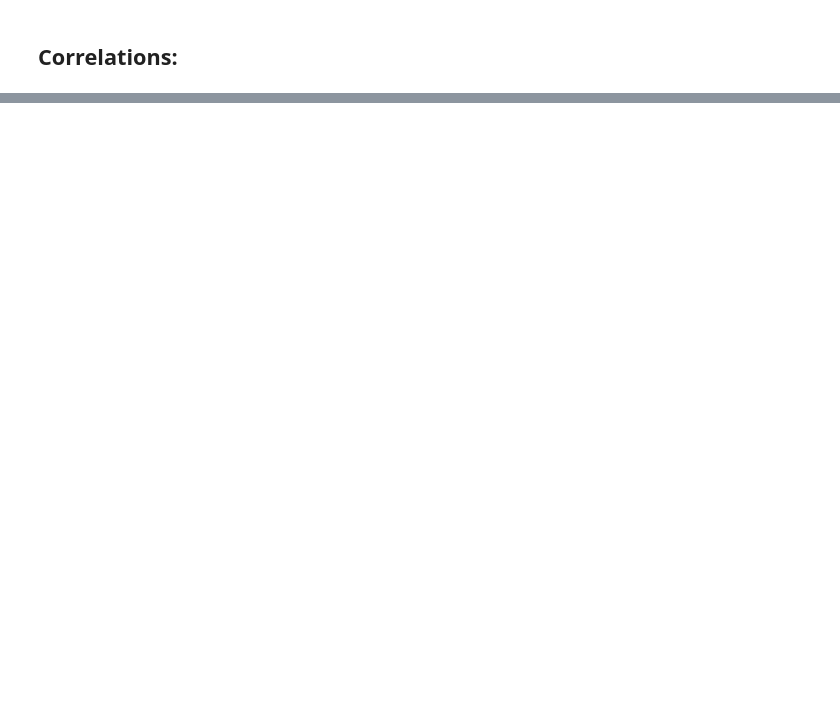
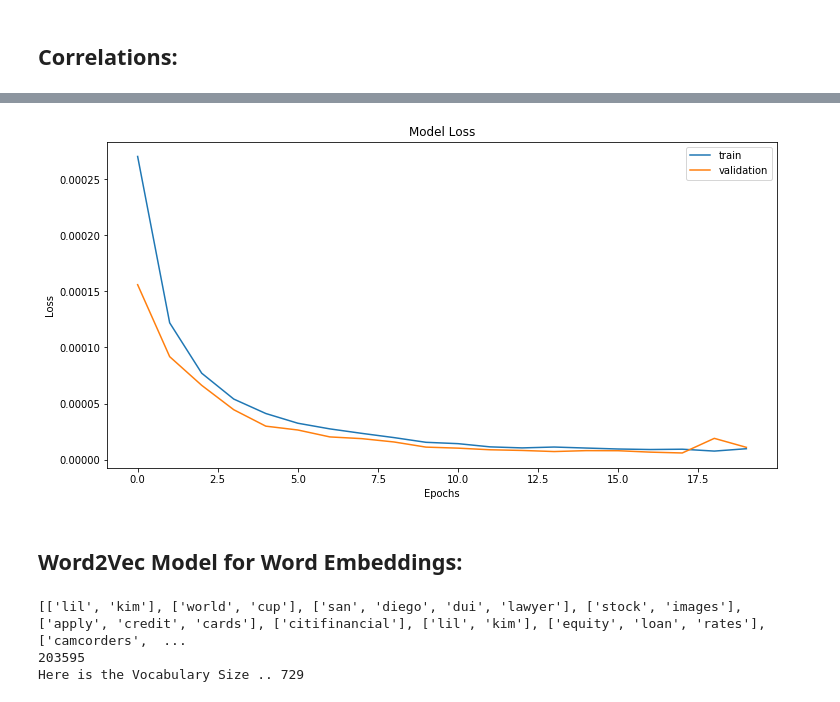
Before and after one commit to umairgillani93/DS-projects, a Jupyter notebook: Web_Traffic_Predictions/Click Predictions(Dropping Date, Keyword, plus dropping all the Zeros values for CPC # 3).ipynb, the cells around one changed output, grey strips where cells are left out. Saved outputs shown, nothing was run; the diff lists cells and outputs as text; code cells hidden in the pictures; blank space fills up the shorter version.

```diff
--- a/Web_Traffic_Predictions/Click Predictions(Dropping Date, Keyword, plus dropping all the Zeros values for CPC # 3).ipynb
+++ b/Web_Traffic_Predictions/Click Predictions(Dropping Date, Keyword, plus dropping all the Zeros values for CPC # 3).ipynb
@@ -145,0 +201,15 @@ new_df.head()
+# %%
+scaler = MinMaxScaler()
+scaler.fit(new_df[['Date', 'CPC', 'Market', 'CTR', 'Impressions', 'Cost', 'Clicks']])
+scaled_features = scaler.transform(new_df[['Date', 'CPC', 'Market', 'CTR', 'Impressions', 'Cost', 'Clicks']])
+scaled_df = pd.DataFrame(data = scaled_features, columns = ['Date', 'CPC', 'Market', 'CTR', 'Impressions', 'Cost', 'Clicks'])
+scaled_df.head()
+X = data
+y = df['Clicks']
+
+X_train, X_test, y_train, y_test = train_test_split(X, y, test_size = 0.3, random_state = 101)
+# Randome Linear Regression Test
+model = LinearRegression()
+model.fit(X_train, y_train)
+predictions = model.predict(X_test)
+print("Prediction Accuracy: {0:0.3f}".format(metrics.r2_score(y_test, predictions) * 100))
@@ -523,0 +269,7 @@ print(min_entry_len_previous)
+# %%
+model = Sequential()
+model.add(Dense(8, input_dim = 6, activation = 'relu'))
+model.add(Dense(8, activation = 'relu'))
+model.add(Dense(8, activation = "relu"))
+model.add(Dense(1, activation = 'linear'))
+model.summary()
@@ -523,0 +293,10 @@ print(min_entry_len_previous)
+# %%
+model.compile(loss = 'mse', optimizer = 'adam', metrics = ['accuracy'])
+
+X = scaled_df.drop('Clicks', axis = 1)
+y = scaled_df['Clicks']
+
+X_train, X_test, y_train, y_test = train_test_split(X, y, test_size = 0.3, random_state = 101)
+
+history = model.fit(X_train, y_train, epochs = 20, batch_size = 128,
+                   validation_split = 0.2, shuffle = True)
@@ -523,0 +321,42 @@ print(min_entry_len_previous)
+# %%
+plt.figure(figsize = (12,6))
+plt.plot(history.history['loss'])
+plt.plot(history.history['val_loss'])
+plt.title('Model Loss')
+plt.ylabel('Loss')
+plt.xlabel('Epochs')
+plt.legend(['train', 'validation'], loc = 'upper_right')
+plt.show()
+# %% [output]
+[figure, added]
+# %% [markdown]
+## Word2Vec Model for Word Embeddings:
+# %%
+######## DEALING WITH KEYWORDS COLUMNS ############:
+
+keywords_list = list(new_df['Keyword'])
+cleaned_keyword_list = list()
+for line in keywords_list:
+    rem_token_punc = RegexpTokenizer(r'\w+')
+    tokens = rem_token_punc.tokenize(line)
+    # print(tokens)
+    words = [w.lower() for w in tokens]
+    # print(words)
+    words = [word for word in words if not word in stopwords]
+    # print(words)
+    cleaned_keyword_list.append(words)
+
+print(cleaned_keyword_list[:10])
+print(len(cleaned_keyword_list))
+
+EMB_dim = 32
+
+# train Word2Vec model
+model = gensim.models.Word2Vec(sentences = cleaned_keyword_list, size = EMB_dim, workers = 4, min_count = 1)
+# vocabulary size
+words = list(model.wv.vocab)
+print("Here is the Vocabulary Size .. %d" % len(words))
+# %% [output]
+[['lil', 'kim'], ['world', 'cup'], ['san', 'diego', 'dui', 'lawyer'], ['stock', 'images'], ['apply', 'credit', 'cards'], ['citifinancial'], ['lil', 'kim'], ['equity', 'loan', 'rates'], ['camcorders',  ...
+203595
+Here is the Vocabulary Size .. 729
```
Also changed, not shown: parts of 93 cells of this notebook, 1 other file.
